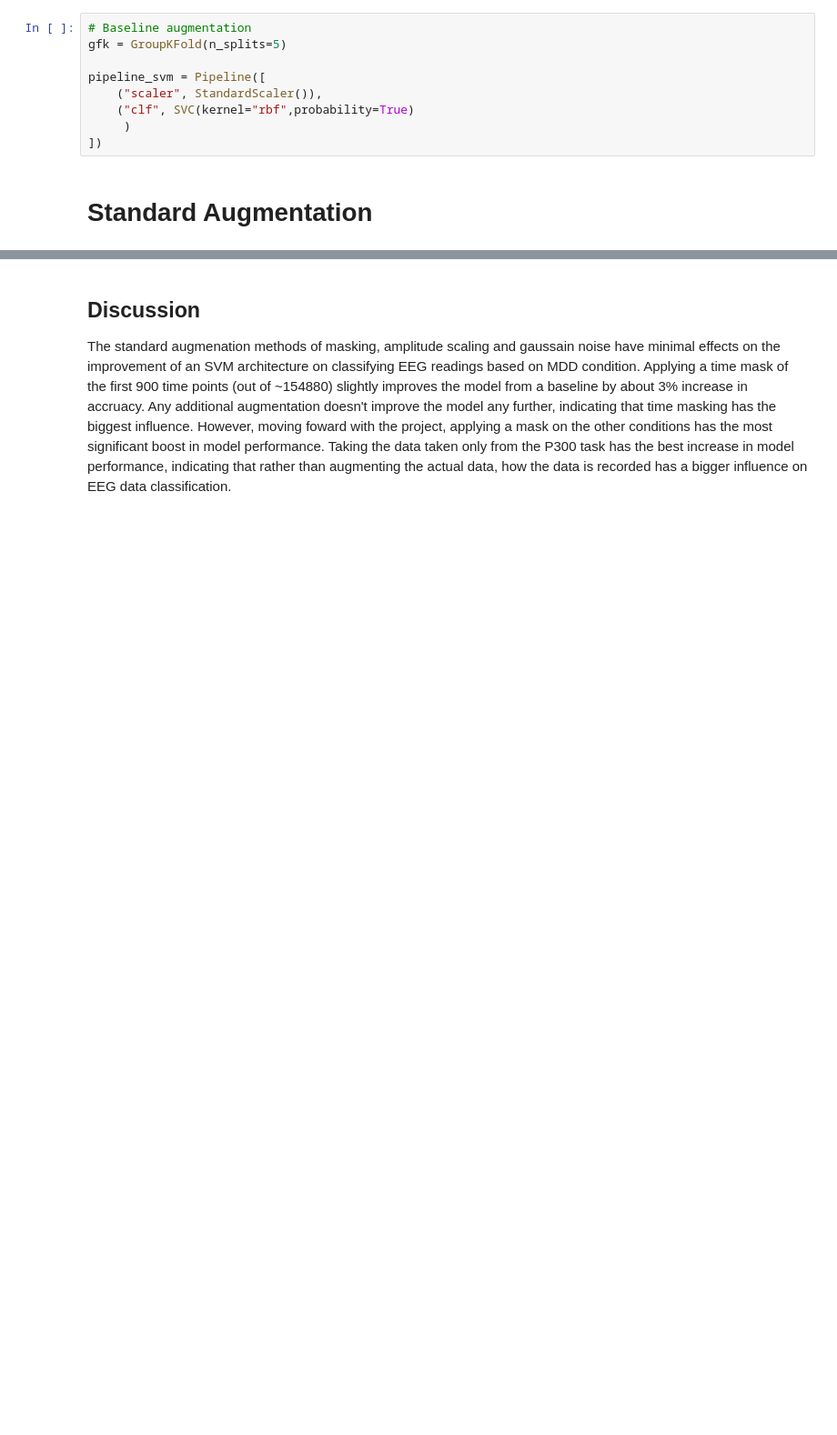
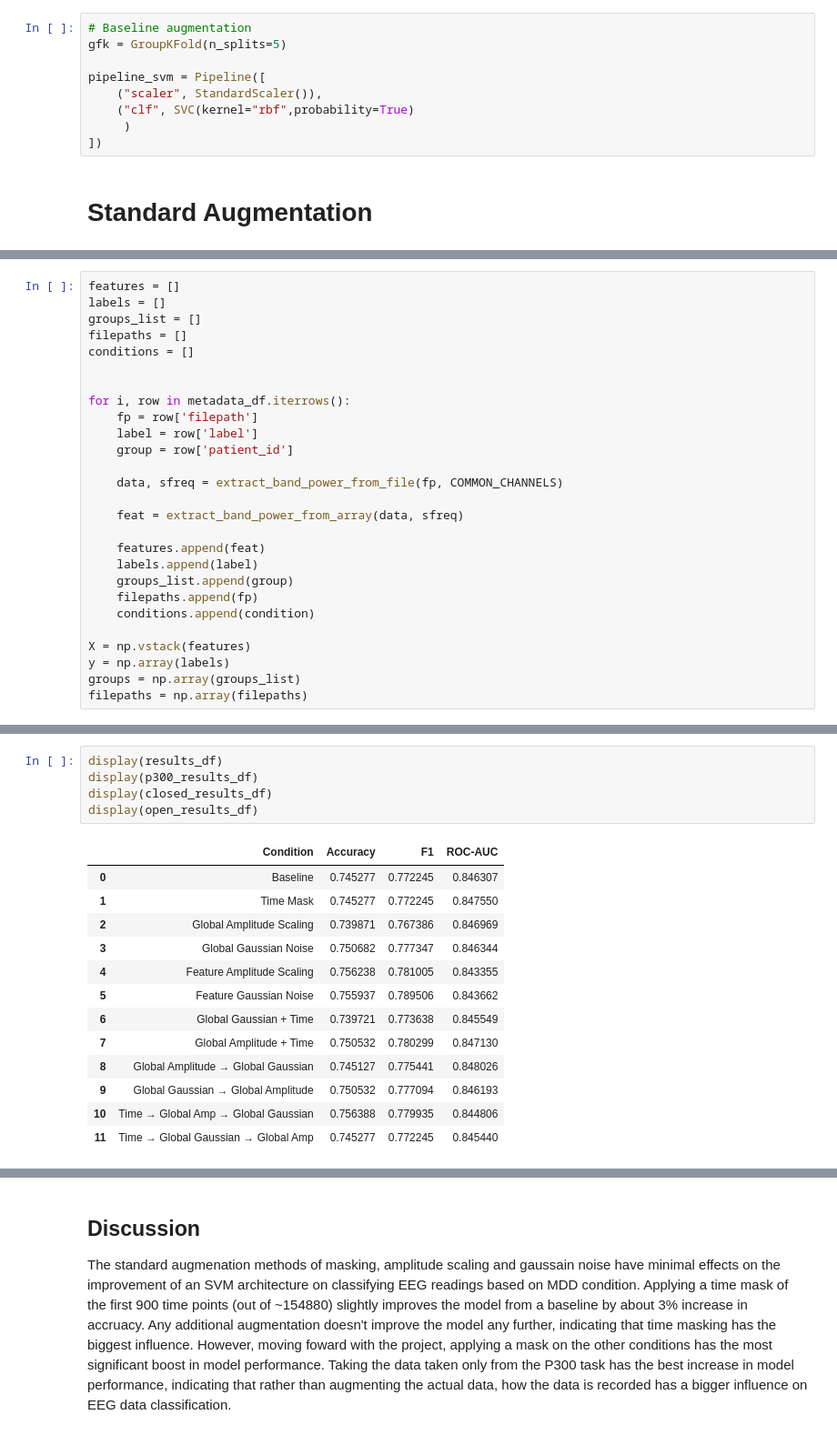
Before and after one commit to BJAngulo/MSSE-277b-final-project-, a Jupyter notebook: notebooks/EEG_Standard_Aug.ipynb, the cells around one changed output, grey strips where cells are left out. Shown at 91% size. Cells and saved outputs as stored; diff of their text form; blank space fills up the shorter version.

```diff
--- a/notebooks/EEG_Standard_Aug.ipynb
+++ b/notebooks/EEG_Standard_Aug.ipynb
@@ -349 +196,28 @@ SVM mean ROC-AUC: 0.8611110592215528
+# %%
+features = []
+labels = []
+groups_list = []
+filepaths = []
+conditions = []
+
+
+for i, row in metadata_df.iterrows():
+    fp = row['filepath']
+    label = row['label']
+    group = row['patient_id']
+
+    data, sfreq = extract_band_power_from_file(fp, COMMON_CHANNELS)
+
+    feat = extract_band_power_from_array(data, sfreq)
+
+    features.append(feat)
+    labels.append(label)
+    groups_list.append(group)
+    filepaths.append(fp)
+    conditions.append(condition)
+
+X = np.vstack(features)
+y = np.array(labels)
+groups = np.array(groups_list)
+filepaths = np.array(filepaths)
 # %%
@@ -485,0 +603,19 @@ results_df
+# %%
+display(results_df)
+display(p300_results_df)
+display(closed_results_df)
+display(open_results_df)
+# %% [output]
+|  | Condition | Accuracy | F1 | ROC-AUC |
+| 0 | Baseline | 0.745277 | 0.772245 | 0.846307 |
+| 1 | Time Mask | 0.745277 | 0.772245 | 0.847550 |
+| 2 | Global Amplitude Scaling | 0.739871 | 0.767386 | 0.846969 |
+| 3 | Global Gaussian Noise | 0.750682 | 0.777347 | 0.846344 |
+| 4 | Feature Amplitude Scaling | 0.756238 | 0.781005 | 0.843355 |
+| 5 | Feature Gaussian Noise | 0.755937 | 0.789506 | 0.843662 |
+| 6 | Global Gaussian + Time | 0.739721 | 0.773638 | 0.845549 |
+| 7 | Global Amplitude + Time | 0.750532 | 0.780299 | 0.847130 |
+| 8 | Global Amplitude → Global Gaussian | 0.745127 | 0.775441 | 0.848026 |
+| 9 | Global Gaussian → Global Amplitude | 0.750532 | 0.777094 | 0.846193 |
+| 10 | Time → Global Amp → Global Gaussian | 0.756388 | 0.779935 | 0.844806 |
+| 11 | Time → Global Gaussian → Global Amp | 0.745277 | 0.772245 | 0.845440 |
```
Also changed, not shown: parts of 19 cells of this notebook.
